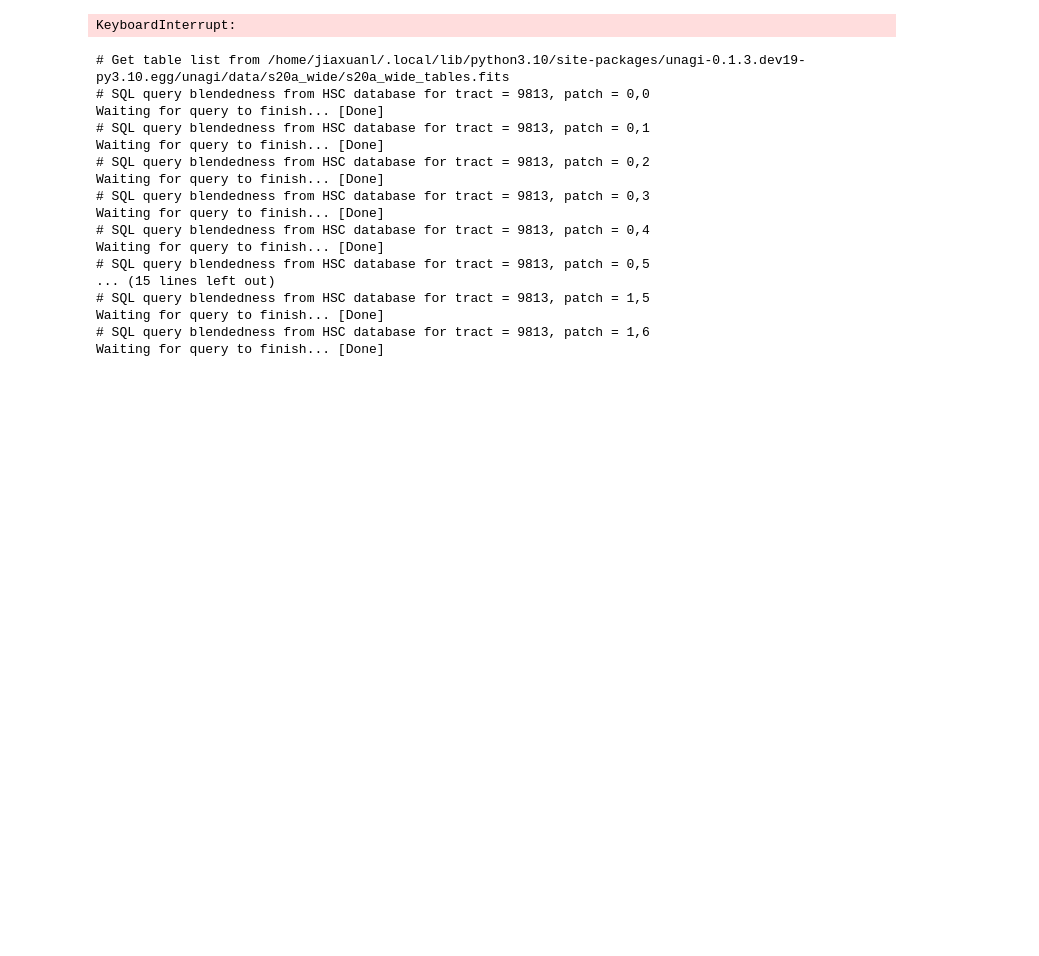
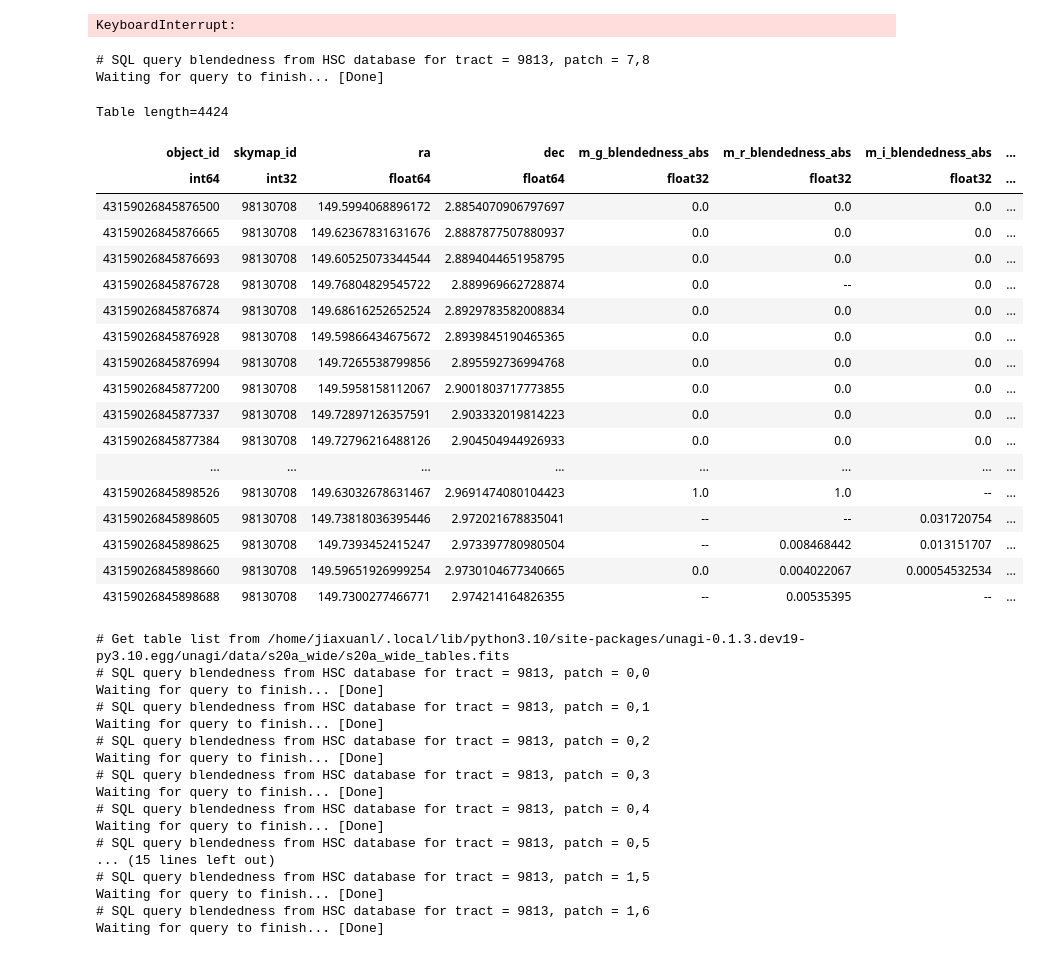
Before and after one commit to MerianSurvey/lambo, a Jupyter notebook: notebooks/hsc_gaap/hsc_dr3_download.ipynb, the cells around one changed output. Drawn from its saved outputs; the diff is of its cells as text; code cells hidden in the pictures; blank space fills up the shorter version.

```diff
--- a/notebooks/hsc_gaap/hsc_dr3_download.ipynb
+++ b/notebooks/hsc_gaap/hsc_dr3_download.ipynb
@@ -44,6 +44,30 @@ for i in range(0, 8):
         for filt in list('grizy'):
             download_hsc_coadd(tract=9812, patch=f'{i},{j}', filt=filt,
                                outdir='/projects/MERIAN/repo/S20A/deepCoadd_calexp/')
+# %%
+download_blendedness(tract=9813, patch=f'7,8', save=True)
+# %% [output]
+# SQL query blendedness from HSC database for tract = 9813, patch = 7,8
+Waiting for query to finish... [Done]
+Table length=4424
+| object_id | skymap_id | ra | dec | m_g_blendedness_abs | m_r_blendedness_abs | m_i_blendedness_abs | ... |
+| int64 | int32 | float64 | float64 | float32 | float32 | float32 | ... |
+| 43159026845876500 | 98130708 | 149.5994068896172 | 2.8854070906797697 | 0.0 | 0.0 | 0.0 | ... |
+| 43159026845876665 | 98130708 | 149.62367831631676 | 2.8887877507880937 | 0.0 | 0.0 | 0.0 | ... |
+| 43159026845876693 | 98130708 | 149.60525073344544 | 2.8894044651958795 | 0.0 | 0.0 | 0.0 | ... |
+| 43159026845876728 | 98130708 | 149.76804829545722 | 2.889969662728874 | 0.0 | -- | 0.0 | ... |
+| 43159026845876874 | 98130708 | 149.68616252652524 | 2.8929783582008834 | 0.0 | 0.0 | 0.0 | ... |
+| 43159026845876928 | 98130708 | 149.59866434675672 | 2.8939845190465365 | 0.0 | 0.0 | 0.0 | ... |
+| 43159026845876994 | 98130708 | 149.7265538799856 | 2.895592736994768 | 0.0 | 0.0 | 0.0 | ... |
+| 43159026845877200 | 98130708 | 149.5958158112067 | 2.9001803717773855 | 0.0 | 0.0 | 0.0 | ... |
+| 43159026845877337 | 98130708 | 149.72897126357591 | 2.903332019814223 | 0.0 | 0.0 | 0.0 | ... |
+| 43159026845877384 | 98130708 | 149.72796216488126 | 2.904504944926933 | 0.0 | 0.0 | 0.0 | ... |
+| ... | ... | ... | ... | ... | ... | ... | ... |
+| 43159026845898526 | 98130708 | 149.63032678631467 | 2.9691474080104423 | 1.0 | 1.0 | -- | ... |
+| 43159026845898605 | 98130708 | 149.73818036395446 | 2.972021678835041 | -- | -- | 0.031720754 | ... |
+| 43159026845898625 | 98130708 | 149.7393452415247 | 2.973397780980504 | -- | 0.008468442 | 0.013151707 | ... |
+| 43159026845898660 | 98130708 | 149.59651926999254 | 2.9730104677340665 | 0.0 | 0.004022067 | 0.00054532534 | ... |
+| 43159026845898688 | 98130708 | 149.7300277466771 | 2.974214164826355 | -- | 0.00535395 | -- | ... |
 # %%
 for i in range(0, 8):
     for j in range(0, 8):
```
Also changed, not shown: 1 other file.
